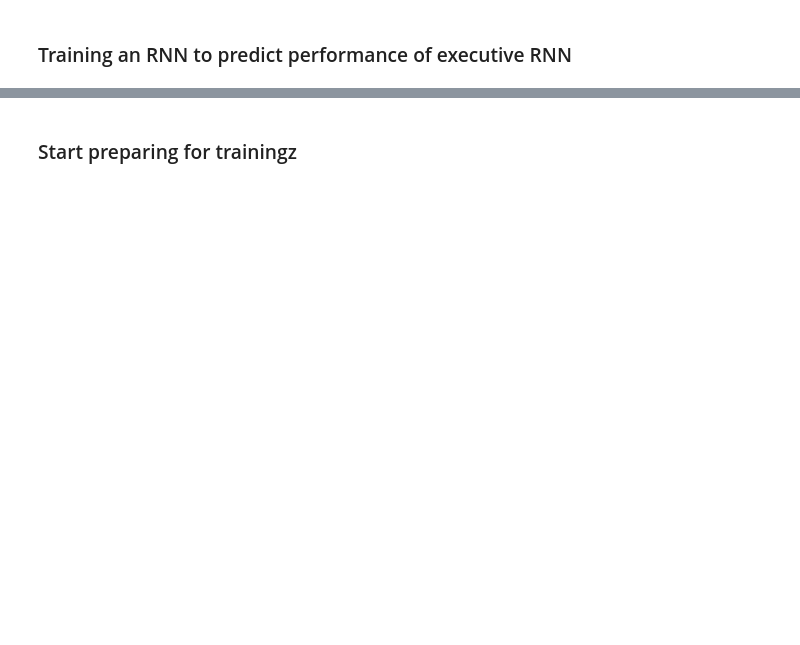
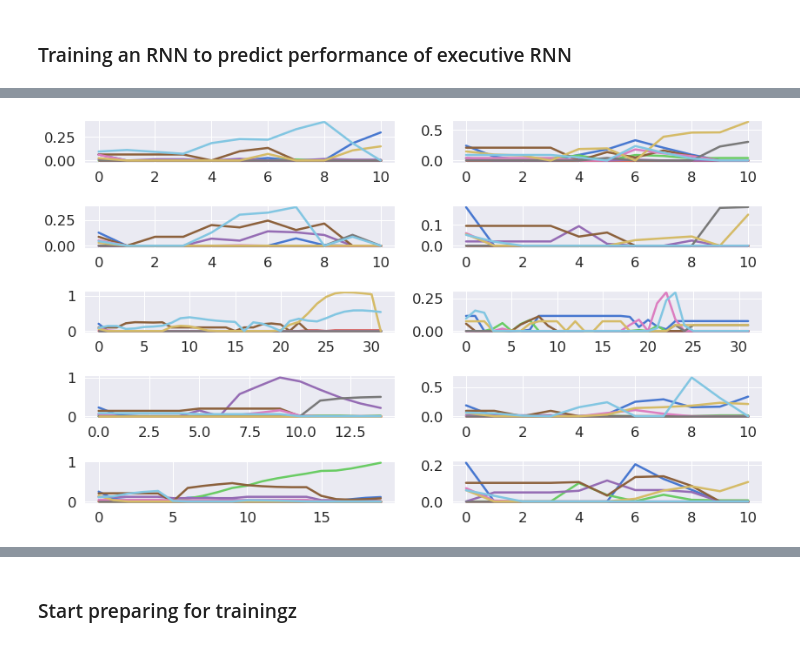
Before and after one commit to weilongzheng/PFC_MD_Modeling, a Jupyter notebook: CL_neurogym/analysis/cognitive_observer.ipynb, the cells around one changed output, grey strips where cells are left out. Cells and saved outputs as stored; diff of their text form; code cells hidden in the pictures; blank space fills up the shorter version.

```diff
--- a/CL_neurogym/analysis/cognitive_observer.ipynb
+++ b/CL_neurogym/analysis/cognitive_observer.ipynb
@@ -191,0 +121,9 @@ gradients = np.concatenate(gradients, axis=0)
+# %%
+fig, axes = plt.subplots(5, 2, figsize = [12, 7] )
+
+for i in range(10):
+    idx = rng.integers(0, len(training_log.sampled_act))
+    _=axes.flatten()[i].plot(training_log.sampled_act[idx][:,0,:])
+fig.tight_layout()
+# %% [output]
+[figure, added]
```
Also changed, not shown: parts of 42 cells of this notebook, 6 other files.
